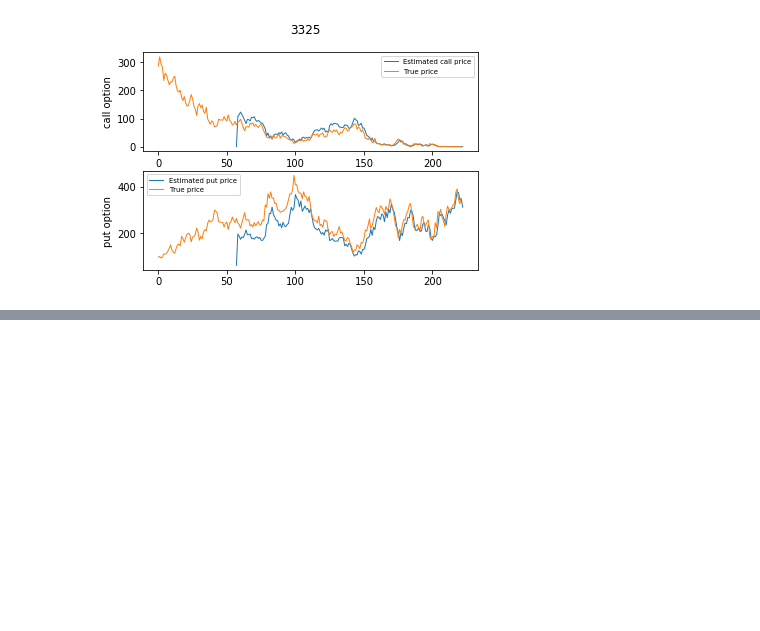
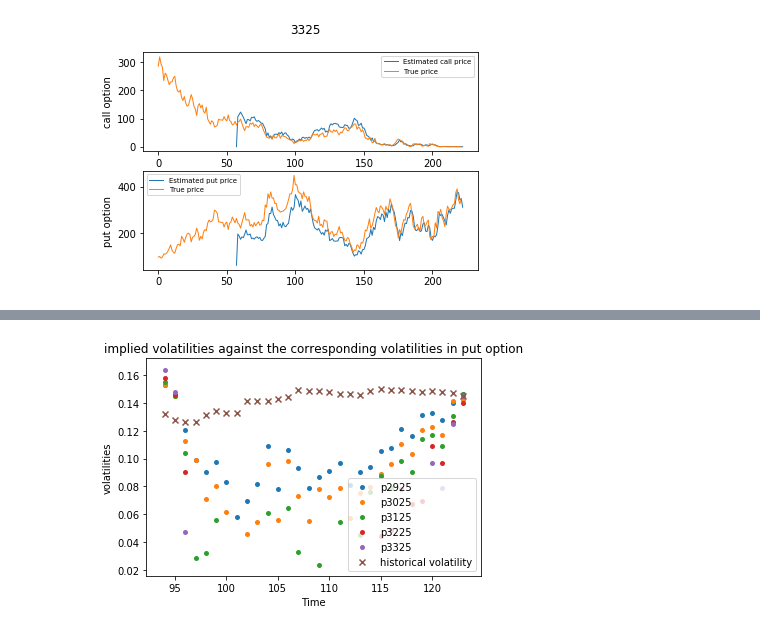
Before and after one commit to Trouble404/Computational-Finance-coursework, a Jupyter notebook: comp6212.ipynb, the cells around one changed output, grey strips where cells are left out. Cells and saved outputs as stored; diff of their text form; code cells hidden in the pictures; blank space fills up the shorter version.

```diff
--- a/comp6212.ipynb
+++ b/comp6212.ipynb
@@ -1077,0 +1120,36 @@ plt.show()
+# %%
+# obtain data from matlab
+data_IV = scio.loadmat('implied_put.mat')
+p2925_IV = data_IV['vol_30_p1']
+p3025_IV = data_IV['vol_30_p2']
+p3125_IV = data_IV['vol_30_p3']
+p3225_IV = data_IV['vol_30_p4']
+p3325_IV = data_IV['vol_30_p5']
+# %%
+IV_2925 = p2925_IV[36:66]
+IV_3025 = p3025_IV[36:66]
+IV_3125 = p3125_IV[36:66]
+IV_3225 = p3225_IV[36:66]
+IV_3325 = p3325_IV[36:66]
+# %%
+f13 = plt.figure(13)
+tt1 = np.arange(30)+94
+
+plt.scatter(tt1,IV_2925, marker='.', linewidths= '2', label = "p2925")
+plt.scatter(tt1,IV_3025, marker='.', linewidths= '2', label = "p3025")
+plt.scatter(tt1,IV_3125, marker='.', linewidths= '2', label = "p3125")
+plt.scatter(tt1,IV_3225, marker='.', linewidths= '2', label = "p3225")
+plt.scatter(tt1,IV_3325, marker='.', linewidths= '2', label = "p3325")
+plt.scatter(tt1,v_2925[36:66:,3], marker='x', linewidths= '2', label = "historical volatility")
+plt.legend(loc='best')
+#plt.grid()
+plt.title('implied volatilities against the corresponding volatilities in put option')
+plt.ylabel("volatilities")
+plt.xlabel("Time")
+# plt with same scale
+#plt.ylim(0,0.25)
+#plt.xlim(0.09,0.205)
+plt.savefig("implied volatilities against the corresponding volatilities in put option.PNG", dpi = 600)
+plt.show()
+# %% [output]
+[figure, added]
```
Also changed, not shown: parts of 6 cells of this notebook.
